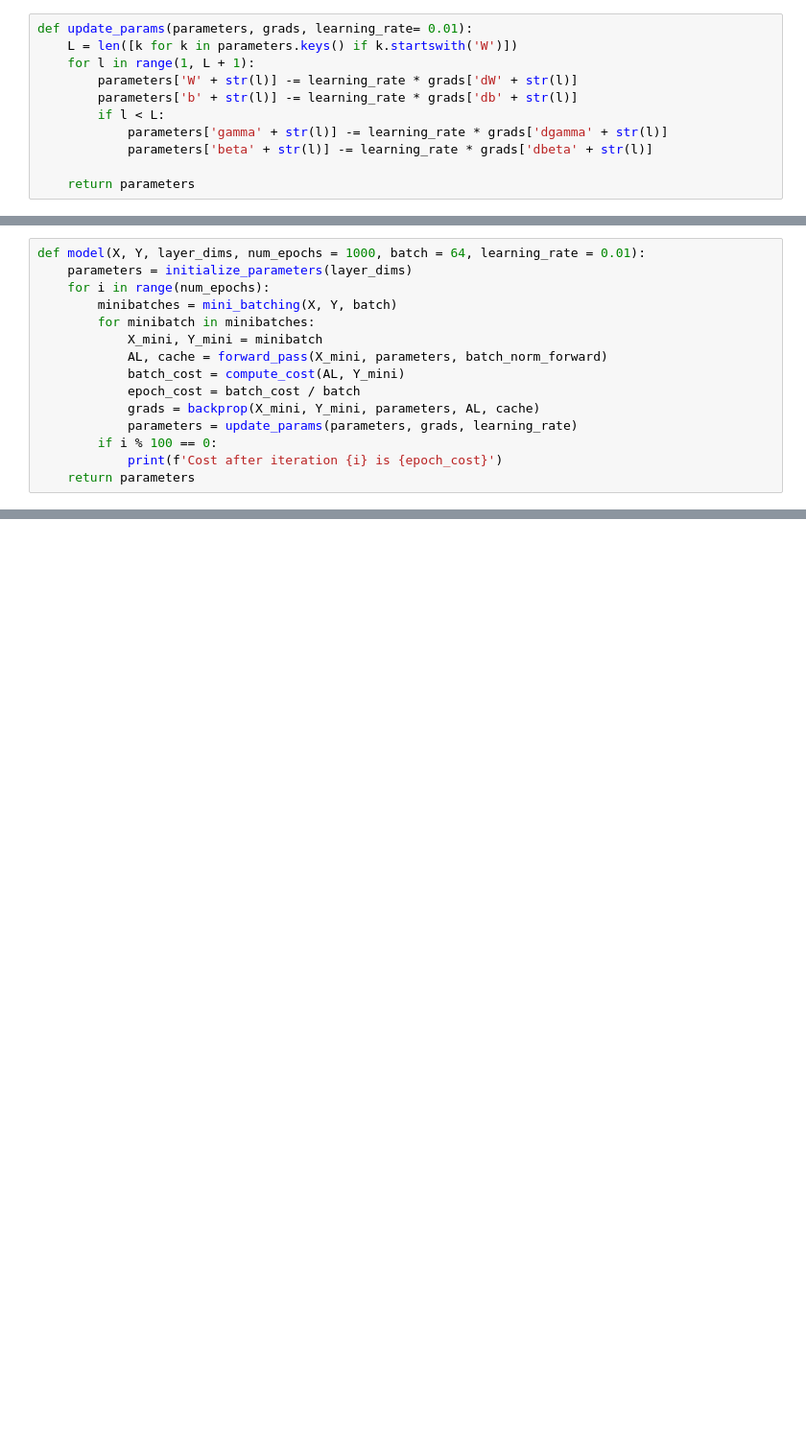
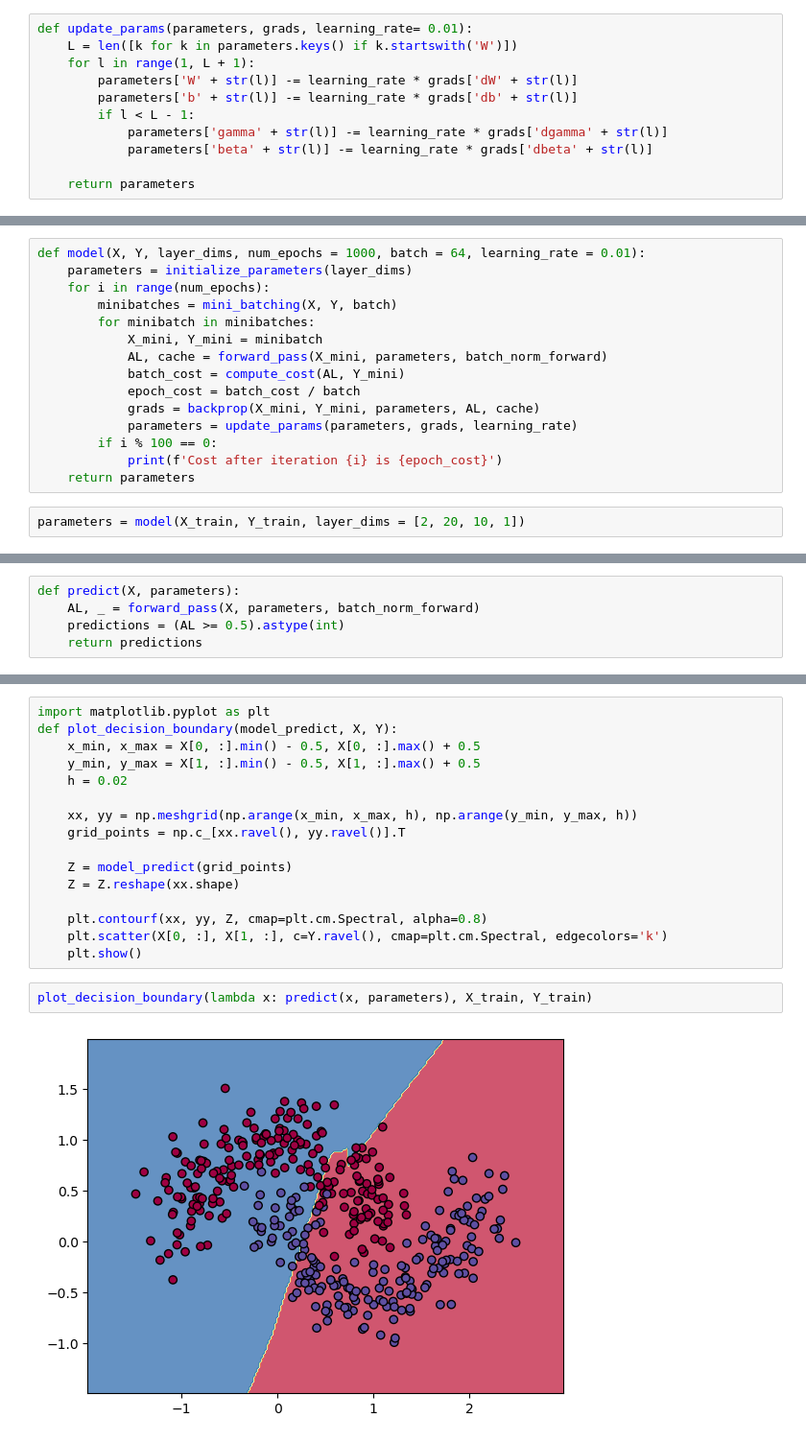
Before and after one commit to diasarziyev/Deep-Learning-Fundamentals, a Jupyter notebook: Batch_Norm/Batch_Norm.ipynb, the cells around one changed output, grey strips where cells are left out. Shown at 96% size. Drawn from its saved outputs; the diff is of its cells as text; blank space fills up the shorter version.

Commit message:
Finished Batch Normalization

```diff
--- a/Batch_Norm/Batch_Norm.ipynb
+++ b/Batch_Norm/Batch_Norm.ipynb
@@ -96,7 +108,7 @@ def update_params(parameters, grads, learning_rate= 0.01):
     for l in range(1, L + 1):
         parameters['W' + str(l)] -= learning_rate * grads['dW' + str(l)]
         parameters['b' + str(l)] -= learning_rate * grads['db' + str(l)]
-        if l < L:
+        if l < L - 1:
             parameters['gamma' + str(l)] -= learning_rate * grads['dgamma' + str(l)]
             parameters['beta' + str(l)] -= learning_rate * grads['dbeta' + str(l)]
 
@@ -133,3 +145,5 @@ def model(X, Y, layer_dims, num_epochs = 1000, batch = 64, learning_rate = 0.01)
         if i % 100 == 0:
             print(f'Cost after iteration {i} is {epoch_cost}')
     return parameters
+# %%
+parameters = model(X_train, Y_train, layer_dims = [2, 20, 10, 1])
@@ -135,0 +161,5 @@ def model(X, Y, layer_dims, num_epochs = 1000, batch = 64, learning_rate = 0.01)
+# %%
+def predict(X, parameters):
+    AL, _ = forward_pass(X, parameters, batch_norm_forward)
+    predictions = (AL >= 0.5).astype(int)
+    return predictions
@@ -135,0 +209,20 @@ def model(X, Y, layer_dims, num_epochs = 1000, batch = 64, learning_rate = 0.01)
+# %%
+import matplotlib.pyplot as plt
+def plot_decision_boundary(model_predict, X, Y):
+    x_min, x_max = X[0, :].min() - 0.5, X[0, :].max() + 0.5
+    y_min, y_max = X[1, :].min() - 0.5, X[1, :].max() + 0.5
+    h = 0.02
+
+    xx, yy = np.meshgrid(np.arange(x_min, x_max, h), np.arange(y_min, y_max, h))
+    grid_points = np.c_[xx.ravel(), yy.ravel()].T
+
+    Z = model_predict(grid_points)
+    Z = Z.reshape(xx.shape)
+
+    plt.contourf(xx, yy, Z, cmap=plt.cm.Spectral, alpha=0.8)
+    plt.scatter(X[0, :], X[1, :], c=Y.ravel(), cmap=plt.cm.Spectral, edgecolors='k')
+    plt.show()
+# %%
+plot_decision_boundary(lambda x: predict(x, parameters), X_train, Y_train)
+# %% [output]
+[figure, added]
```
Also changed, not shown: parts of 9 cells of this notebook.
